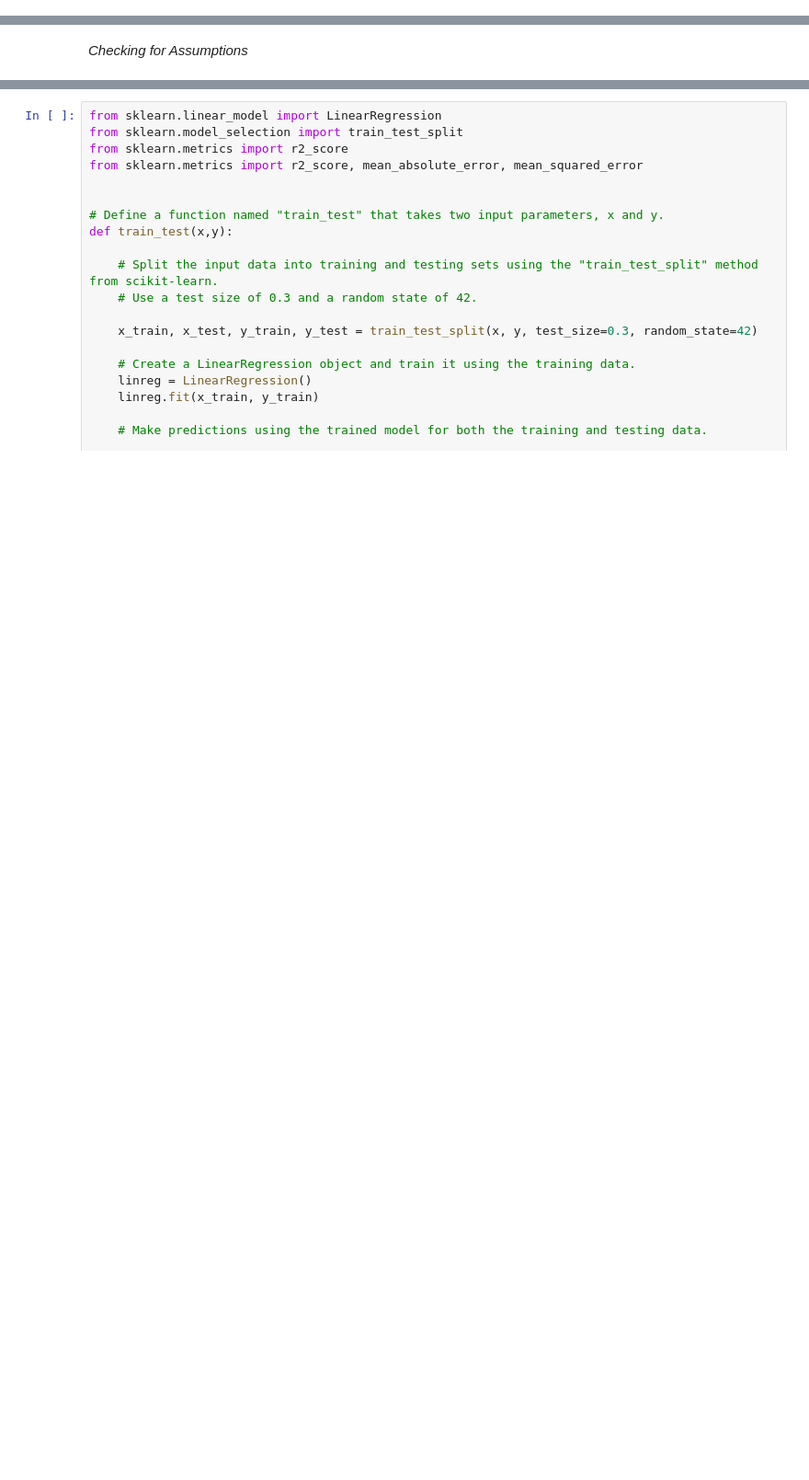
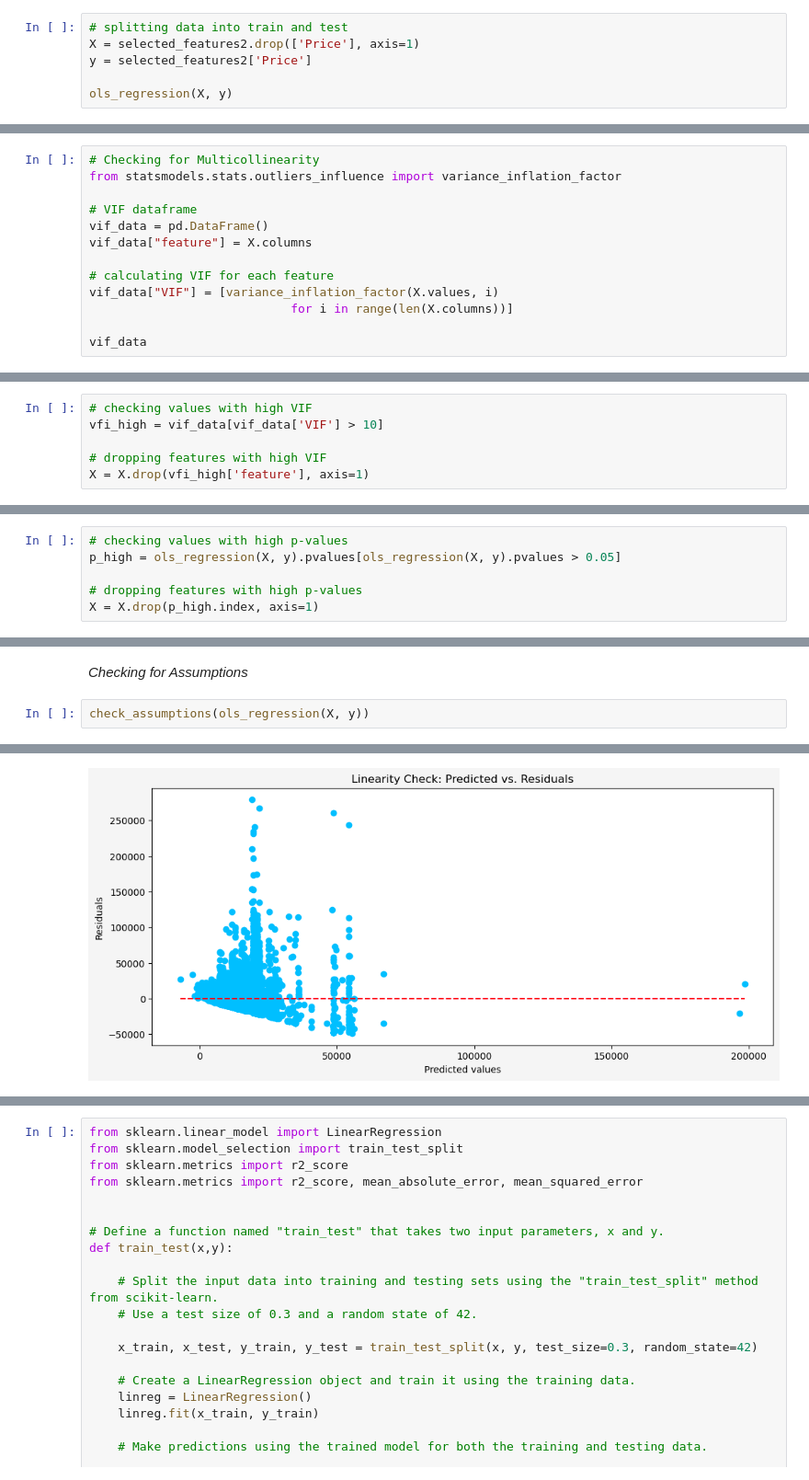
Before and after one commit to Mugangasia/Car-Price-Prediction-Challenge, a Jupyter notebook: car prediction model.ipynb, the cells around one changed output, grey strips where cells are left out. Shown at 92% size. Cells and saved outputs as stored; diff of their text form; blank space fills up the shorter version.

```diff
--- a/car prediction model.ipynb
+++ b/car prediction model.ipynb
@@ -548,0 +573,6 @@ X_base = X_base.drop(['Levy'], axis=1)
+# %%
+# splitting data into train and test
+X = selected_features2.drop(['Price'], axis=1)
+y = selected_features2['Price']
+
+ols_regression(X, y)
@@ -548,0 +598,13 @@ X_base = X_base.drop(['Levy'], axis=1)
+# %%
+# Checking for Multicollinearity
+from statsmodels.stats.outliers_influence import variance_inflation_factor
+
+# VIF dataframe
+vif_data = pd.DataFrame()
+vif_data["feature"] = X.columns
+
+# calculating VIF for each feature
+vif_data["VIF"] = [variance_inflation_factor(X.values, i)
+                            for i in range(len(X.columns))]
+
+vif_data
@@ -548,0 +625,6 @@ X_base = X_base.drop(['Levy'], axis=1)
+# %%
+# checking values with high VIF
+vfi_high = vif_data[vif_data['VIF'] > 10]
+
+# dropping features with high VIF
+X = X.drop(vfi_high['feature'], axis=1)
@@ -548,0 +652,6 @@ X_base = X_base.drop(['Levy'], axis=1)
+# %%
+# checking values with high p-values
+p_high = ols_regression(X, y).pvalues[ols_regression(X, y).pvalues > 0.05]
+
+# dropping features with high p-values
+X = X.drop(p_high.index, axis=1)
@@ -617,3 +744,6 @@ def check_assumptions(model):
     independence_check(model)
 # %% [markdown]
 *Checking for Assumptions*
+# %%
+check_assumptions(ols_regression(X, y))
+# %% [output]
@@ -619,0 +767 @@ def check_assumptions(model):
+[figure, added]
```
Also changed, not shown: parts of 16 cells of this notebook, 1 other file.
